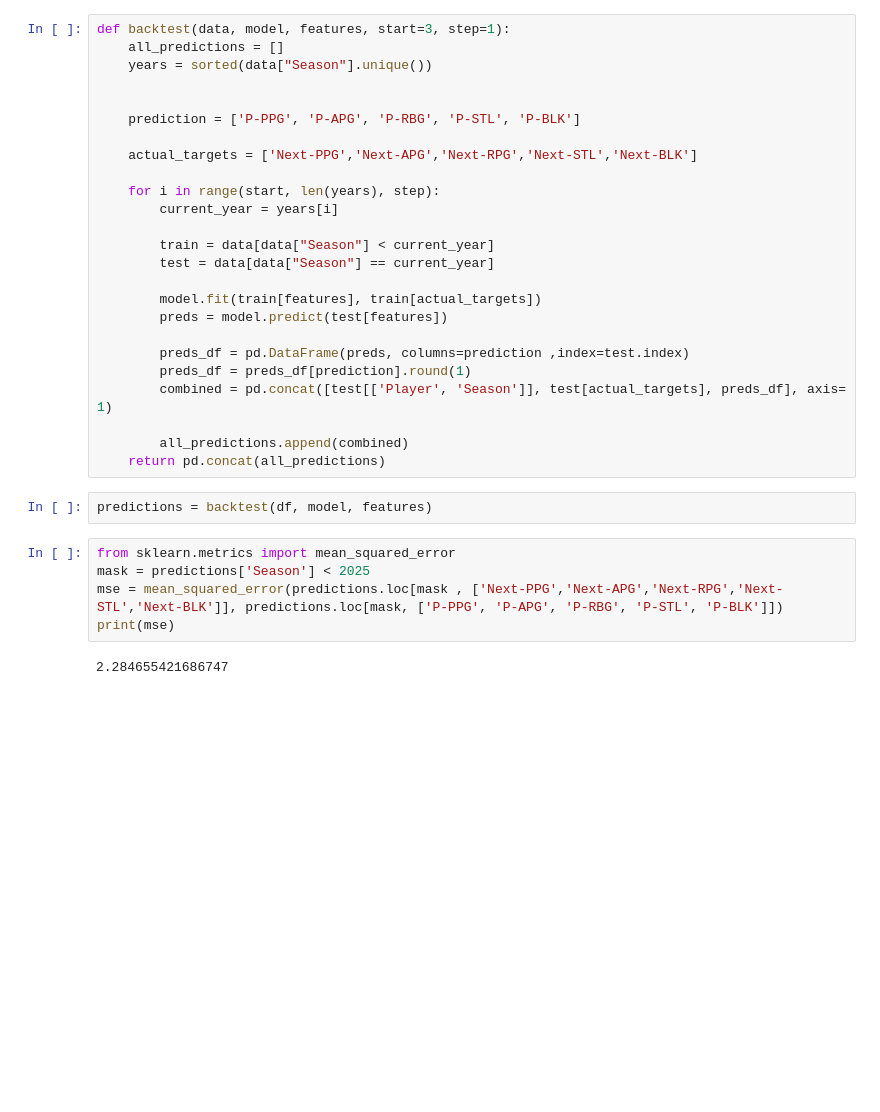
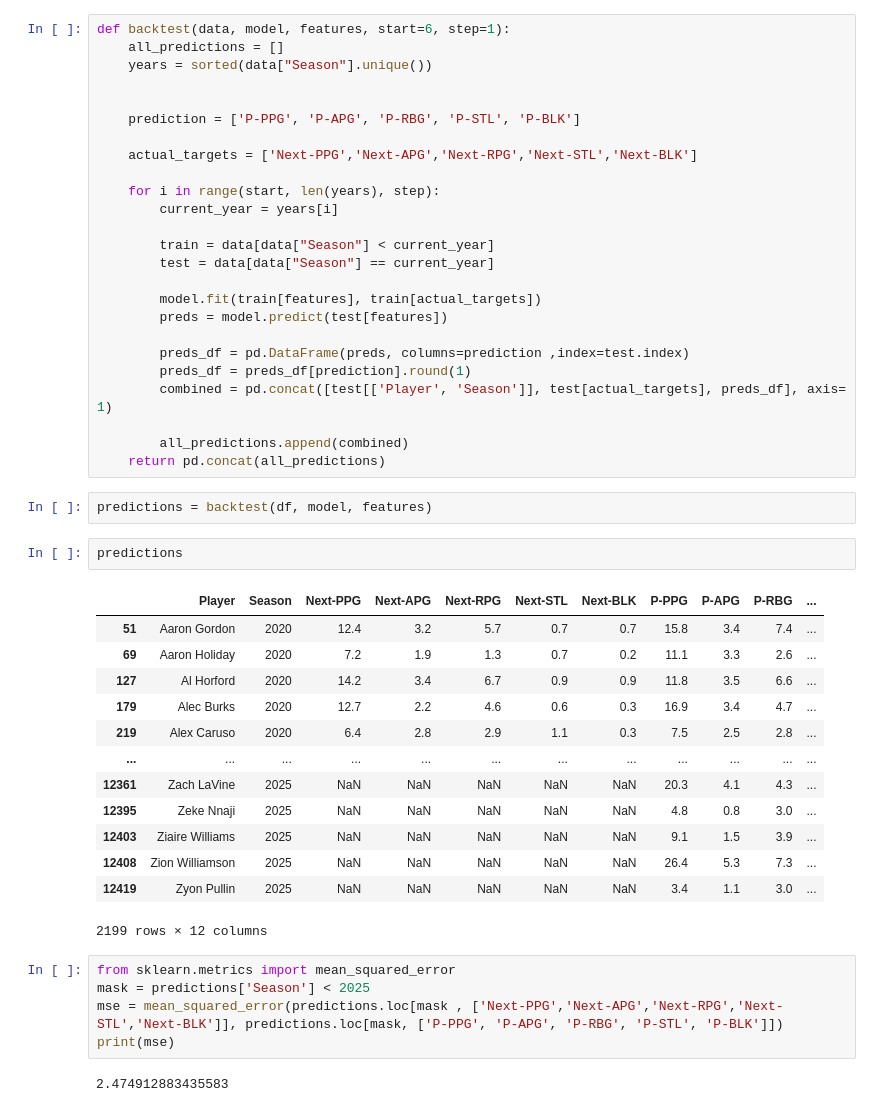
Before and after one commit to justinquan113/Nba-Stat-Predictor, a Jupyter notebook: nba_prediction.ipynb, the cells around one changed output. Cells and saved outputs as stored; diff of their text form; blank space fills up the shorter version.

Commit message:
decreased mse, need to scrape more data

```diff
--- a/nba_prediction.ipynb
+++ b/nba_prediction.ipynb
@@ -47,5 +60,5 @@ years = sorted(df["Season"].unique())
 # %%
-def backtest(data, model, features, start=3, step=1):
+def backtest(data, model, features, start=6, step=1):
     all_predictions = []
     years = sorted(data["Season"].unique())
 
@@ -71,10 +84,26 @@ def backtest(data, model, features, start=3, step=1):
     return pd.concat(all_predictions)
 # %%
 predictions = backtest(df, model, features)
+# %%
+predictions
+# %% [output]
+|  | Player | Season | Next-PPG | Next-APG | Next-RPG | Next-STL | Next-BLK | P-PPG | P-APG | P-RBG | ... |
+| 51 | Aaron Gordon | 2020 | 12.4 | 3.2 | 5.7 | 0.7 | 0.7 | 15.8 | 3.4 | 7.4 | ... |
+| 69 | Aaron Holiday | 2020 | 7.2 | 1.9 | 1.3 | 0.7 | 0.2 | 11.1 | 3.3 | 2.6 | ... |
+| 127 | Al Horford | 2020 | 14.2 | 3.4 | 6.7 | 0.9 | 0.9 | 11.8 | 3.5 | 6.6 | ... |
+| 179 | Alec Burks | 2020 | 12.7 | 2.2 | 4.6 | 0.6 | 0.3 | 16.9 | 3.4 | 4.7 | ... |
+| 219 | Alex Caruso | 2020 | 6.4 | 2.8 | 2.9 | 1.1 | 0.3 | 7.5 | 2.5 | 2.8 | ... |
+| ... | ... | ... | ... | ... | ... | ... | ... | ... | ... | ... | ... |
+| 12361 | Zach LaVine | 2025 | NaN | NaN | NaN | NaN | NaN | 20.3 | 4.1 | 4.3 | ... |
+| 12395 | Zeke Nnaji | 2025 | NaN | NaN | NaN | NaN | NaN | 4.8 | 0.8 | 3.0 | ... |
+| 12403 | Ziaire Williams | 2025 | NaN | NaN | NaN | NaN | NaN | 9.1 | 1.5 | 3.9 | ... |
+| 12408 | Zion Williamson | 2025 | NaN | NaN | NaN | NaN | NaN | 26.4 | 5.3 | 7.3 | ... |
+| 12419 | Zyon Pullin | 2025 | NaN | NaN | NaN | NaN | NaN | 3.4 | 1.1 | 3.0 | ... |
+2199 rows × 12 columns
 # %%
 from sklearn.metrics import mean_squared_error
 mask = predictions['Season'] < 2025
 mse = mean_squared_error(predictions.loc[mask , ['Next-PPG','Next-APG','Next-RPG','Next-STL','Next-BLK']], predictions.loc[mask, ['P-PPG', 'P-APG', 'P-RBG', 'P-STL', 'P-BLK']])
 print(mse)
 # %% [output]
-2.284655421686747
+2.474912883435583
```
Also changed, not shown: parts of 6 cells of this notebook, 2 other files.
